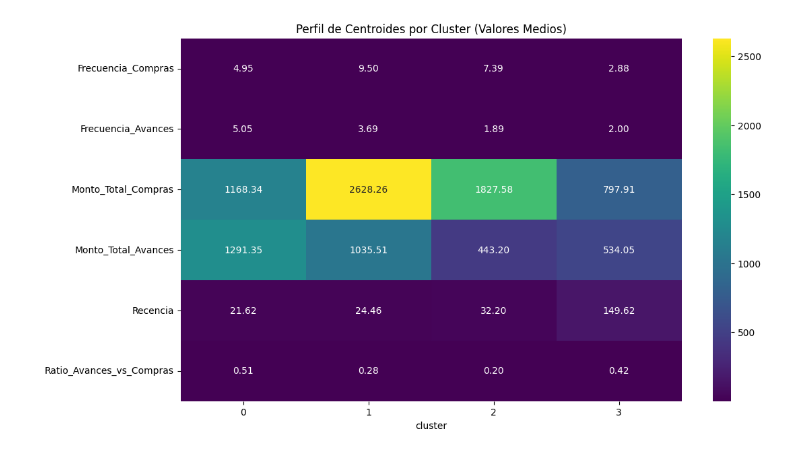
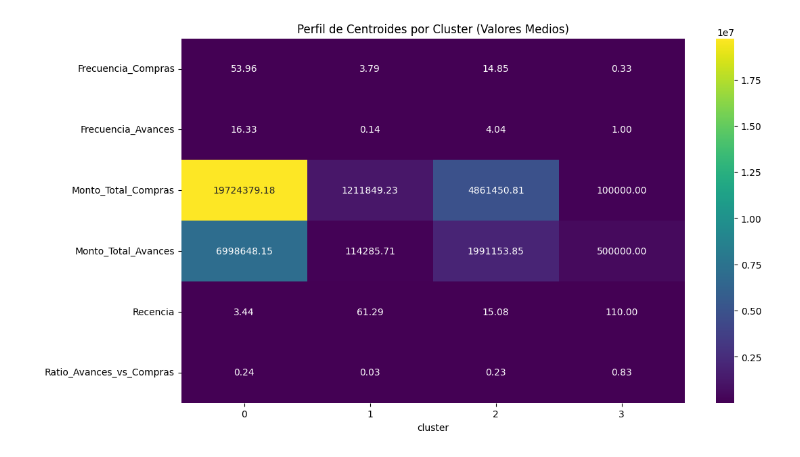
Before and after one commit to BrayanCumbalazaVallejo/customer-segmentation-test, a Jupyter notebook: homework/Sol_punto_1B.ipynb, the cells around one changed output. Drawn from its saved outputs; the diff is of its cells as text; code cells hidden in the pictures.

```diff
--- a/homework/Sol_punto_1B.ipynb
+++ b/homework/Sol_punto_1B.ipynb
@@ -7,49 +15,25 @@ df['valor'] = pd.to_numeric(df['valor'], errors='coerce')
 df['clase'] = df['clase'].astype('category')
 df['fecha_efectiva'] = pd.to_datetime(df['fecha_efectiva'], format='%Y%m%d')
 # %%
-import pandas as pd
-import numpy as np
-from sklearn.preprocessing import StandardScaler
-from sklearn.cluster import KMeans
-from sklearn.metrics import silhouette_score
-import matplotlib.pyplot as plt
-import seaborn as sns
-import logging
-from typing import Dict, List, Tuple
-
-# --- Configuración del Logging ---
-# Usar logging en lugar de print para un control profesional de los mensajes de salida.
 logging.basicConfig(level=logging.INFO, format='%(asctime)s - %(levelname)s - %(message)s')
 
-# --- Parámetros de Configuración Centralizada ---
-# Centralizar parámetros facilita la modificación y el mantenimiento del script.
 CONFIG = {
     "features": [
         'Frecuencia_Compras', 'Frecuencia_Avances',
         'Monto_Total_Compras', 'Monto_Total_Avances',
         'Recencia', 'Ratio_Avances_vs_Compras'
     ],
-    "k_range": range(2, 11),
+    "k_range": range(2, 10),
     "optimal_k": 4,
     "random_state": 42,
-    "output_filename": "estrategia_segmentacion_clientes.csv"
+    "output_filename": "../data/Estrategia_Segmentacion_Clientes.csv"
 }
 
 def run_feature_engineering(df: pd.DataFrame) -> pd.DataFrame:
-    """
-    Transforma el DataFrame de transacciones en un DataFrame a nivel de cliente.
-
-    Args:
-        df: DataFrame con el historial de transacciones.
-
-    Returns:
-        DataFrame con métricas agregadas por cliente.
-    """
     logging.info("Iniciando la ingeniería de características (Feature Engineering)...")
 
     df['fecha_efectiva'] = pd.to_datetime(df['fecha_efectiva'], unit='s')
 
-    # Pivotar para obtener frecuencia y monto por tipo de transacción
     df_pivot = df.pivot_table(
         index='Id_cliente',
         columns='clase',
@@ -58,15 +42,12 @@ def run_feature_engineering(df: pd.DataFrame) -> pd.DataFrame:
     ).fillna(0)
     df_pivot.columns = ['Frecuencia_Avances', 'Frecuencia_Compras', 'Monto_Total_Avances', 'Monto_Total_Compras']
 
-    # Calcular Recencia
     fecha_corte = df['fecha_efectiva'].max()
     df_recencia = df.groupby('Id_cliente')['fecha_efectiva'].max().to_frame()
     df_recencia['Recencia'] = (fecha_corte - df_recencia['fecha_efectiva']).dt.days
 
-    # Ensamblar el DataFrame final de clientes
     df_clientes = df_pivot.join(df_recencia[['Recencia']])
 
-    # Calcular métricas derivadas
     total_transacciones = df_clientes['Frecuencia_Avances'] + df_clientes['Frecuencia_Compras']
     df_clientes['Ratio_Avances_vs_Compras'] = (df_clientes['Frecuencia_Avances'] / total_transacciones).fillna(0)
 
@@ -74,13 +55,6 @@ def run_feature_engineering(df: pd.DataFrame) -> pd.DataFrame:
     return df_clientes
 
 def find_and_visualize_optimal_k(X_scaled: np.ndarray, config: Dict):
-    """
-    Calcula y visualiza las métricas para encontrar el número óptimo de clusters.
-
-    Args:
-        X_scaled: Datos estandarizados para el clustering.
-        config: Diccionario de configuración.
-    """
     logging.info("Determinando el número óptimo de clusters (k)...")
     k_range = config["k_range"]
     inertia = []
@@ -92,16 +66,13 @@ def find_and_visualize_optimal_k(X_scaled: np.ndarray, config: Dict):
         inertia.append(kmeans.inertia_)
         silhouette_scores.append(silhouette_score(X_scaled, kmeans.labels_))
 
-    # Crear visualización combinada
     fig, ax1 = plt.subplots(figsize=(12, 6))
 
-    # Gráfico del Codo
     ax1.set_xlabel('Número de Clusters (k)')
     ax1.set_ylabel('Inertia (WCSS)', color='tab:blue')
     ax1.plot(k_range, inertia, marker='o', linestyle='--', color='tab:blue', label='Inertia')
     ax1.tick_params(axis='y', labelcolor='tab:blue')
 
-    # Gráfico de Silueta en el mismo eje Y
     ax2 = ax1.twinx()
     ax2.set_ylabel('Silhouette Score', color='tab:red')
     ax2.plot(k_range, silhouette_scores, marker='s', linestyle=':', color='tab:red', label='Silhouette Score')
@@ -113,47 +84,32 @@ def find_and_visualize_optimal_k(X_scaled: np.ndarray, config: Dict):
     plt.show()
 
 def profile_and_assign_strategy(df_clientes: pd.DataFrame, config: Dict) -> pd.DataFrame:
-    """
-    Entrena el modelo K-Means, perfila los clusters y asigna la estrategia de descuento.
-
-    Args:
-        df_clientes: DataFrame con las características de los clientes.
-        config: Diccionario de configuración.
-
-    Returns:
-        DataFrame final con la asignación de cluster y descuento.
-    """
     logging.info(f"Entrenando modelo K-Means con k={config['optimal_k']}...")
     X = df_clientes[config["features"]]
     scaler = StandardScaler()
     X_scaled = scaler.fit_transform(X)
 
-    # Entrenar modelo final
     kmeans = KMeans(n_clusters=config['optimal_k'], random_state=config['random_state'], n_init=10)
     df_clientes['cluster'] = kmeans.fit_predict(X_scaled)
 
     logging.info("Perfilando los clusters...")
-    # Perfilado basado en los centroides (datos no escalados para interpretación)
     cluster_profile = df_clientes.groupby('cluster')[config["features"]].mean()
 
-    # Visualización de los centroides para una fácil comparación
     plt.figure(figsize=(12, 7))
     sns.heatmap(cluster_profile.T, annot=True, fmt='.2f', cmap='viridis')
     plt.title('Perfil de Centroides por Cluster (Valores Medios)')
     plt.show()
 
-    # Lógica de asignación de perfiles y descuentos
-    # Esta lógica es más robusta al basarse en el ranking de los centroides
     sorted_recencia = cluster_profile['Recencia'].sort_values(ascending=False).index
     sorted_ratio_avance = cluster_profile['Ratio_Avances_vs_Compras'].sort_values(ascending=False).index
     sorted_compras = cluster_profile['Monto_Total_Compras'].sort_values(ascending=False).index
 
     perfil_map = {
-        sorted_recencia[0]: "Clientes Dormidos",  # Mayor recencia
-        sorted_ratio_avance[0]: "Clientes de Riesgo/Enfocados en Avances", # Mayor ratio de avances
-        sorted_compras[0]: "Clientes Leales", # Mayor monto de compras
+        sorted_recencia[0]: "Clientes Dormidos",
+        sorted_ratio_avance[0]: "Clientes de Riesgo/Enfocados en Avances",
+        sorted_compras[0]: "Clientes Leales",
     }
-    # El cluster restante se asigna al perfil por defecto
+
     default_profile = "Compradores Ocasionales"
     for c in cluster_profile.index:
         if c not in perfil_map:
@@ -173,27 +129,19 @@ def profile_and_assign_strategy(df_clientes: pd.DataFrame, config: Dict) -> pd.D
     return df_clientes
 
 def main():
-    """
-    Orquesta el flujo completo del proceso de segmentación de clientes.
-    """
     logging.info("Inicio del proceso de segmentación de clientes.")
 
-    # En un caso real, aquí se cargarían los datos.
-    # df = pd.read_csv('ruta/a/tus/datos.csv')
-    # Para demostración, se asume que 'df' existe, como en el entorno original.
     if 'df' not in globals():
         logging.error("El DataFrame 'df' no fue encontrado. Cargue los datos antes de ejecutar.")
         return
 
     df_clientes_featured = run_feature_engineering(df)
 
-    # Escalar datos para análisis de k
     X_scaled = StandardScaler().fit_transform(df_clientes_featured[CONFIG["features"]])
     find_and_visualize_optimal_k(X_scaled, CONFIG)
 
     df_final = profile_and_assign_strategy(df_clientes_featured, CONFIG)
 
-    # Preparar y guardar el entregable final
     entregable = df_final[['cluster', 'perfil_cluster', 'descuento_asignado']].reset_index()
 
     logging.info(f"Generando entregable final en '{CONFIG['output_filename']}'...")
@@ -207,16 +155,9 @@ def main():
         logging.error(f"No se pudo guardar el archivo: {e}")
 
 if __name__ == '__main__':
-    # Se asume que 'df' ya está cargado. Si no, se debe cargar aquí.
-    # Ejemplo de creación de 'df' para que el script sea ejecutable:
-    data_demo = {
-        'Id_cliente': np.random.randint(1, 100, 1000),
-        'fecha_efectiva': np.random.randint(1720972800, 1752595200, 1000),
-        'Id_tx': range(1000),
-        'clase': np.random.choice(['COMPRA', 'AVANCE'], 1000, p=[0.7, 0.3]),
-        'valor': np.random.uniform(10, 500, 1000)
-    }
-    df = pd.DataFrame(data_demo)
-
+    # Asumiendo que 'df' es un DataFrame de pandas cargado previamente.
+    # Por ejemplo:
+    # data = {'Id_cliente': [...], 'fecha_efectiva': [...], 'clase': [...], 'valor': [...]}
+    # df = pd.DataFrame(data)
     main()
 # %% [output]
@@ -230 +171 @@ if __name__ == '__main__':
-[figure, old version]
+[figure, new version]
```
Also changed, not shown: parts of 3 cells of this notebook, 2 other files.
